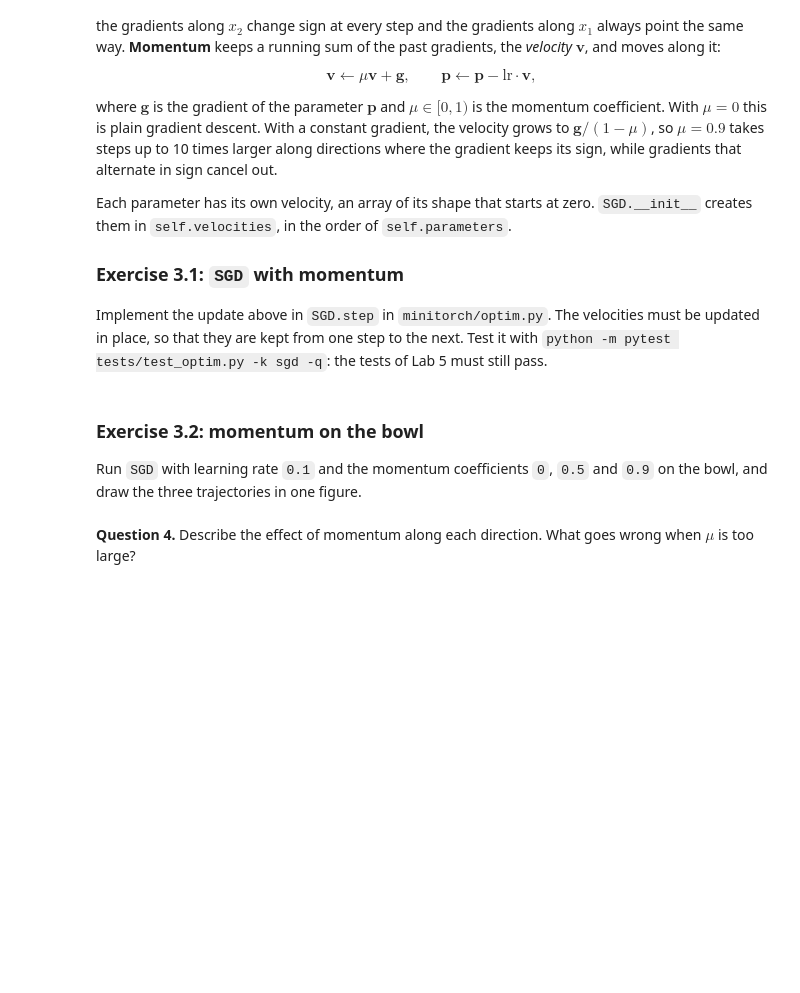
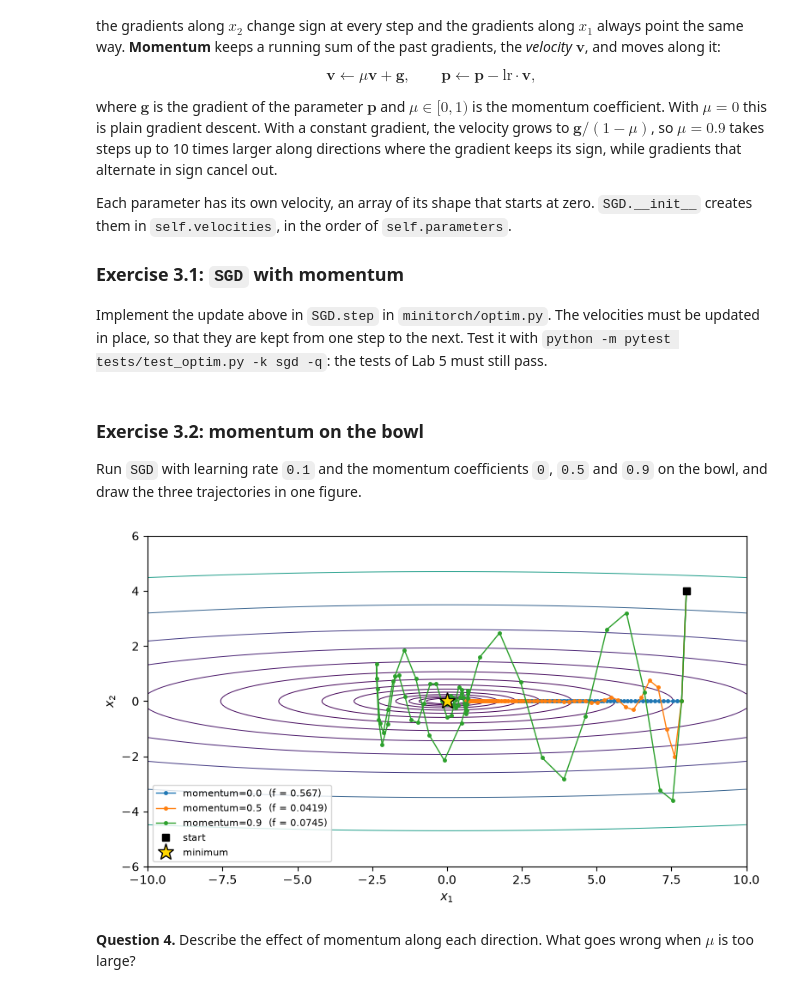
Before and after one commit to omariott/PSL-DL-Labs, a Jupyter notebook: labs/lab06_optimization.ipynb, the cells around one changed output. Drawn from its saved outputs; the diff is of its cells as text; code cells hidden in the pictures; blank space fills up the shorter version.

```diff
--- a/labs/lab06_optimization.ipynb
+++ b/labs/lab06_optimization.ipynb
@@ -247,3 +264,8 @@ Run `SGD` with learning rate `0.1` and the momentum coefficients `0`, `0.5` and
+# %%
+plot_trajectories({f"momentum={mu}": run_on_bowl(lambda params: SGD(params, lr=0.1, momentum=mu))
+                   for mu in [0.0, 0.5, 0.9]})
+# %% [output]
+[figure, added]
 # %% [markdown]
 **Question 4.** Describe the effect of momentum along each direction. What goes wrong when $\mu$ is too large?
 # %% [markdown]
```
Also changed, not shown: parts of 21 cells of this notebook.
